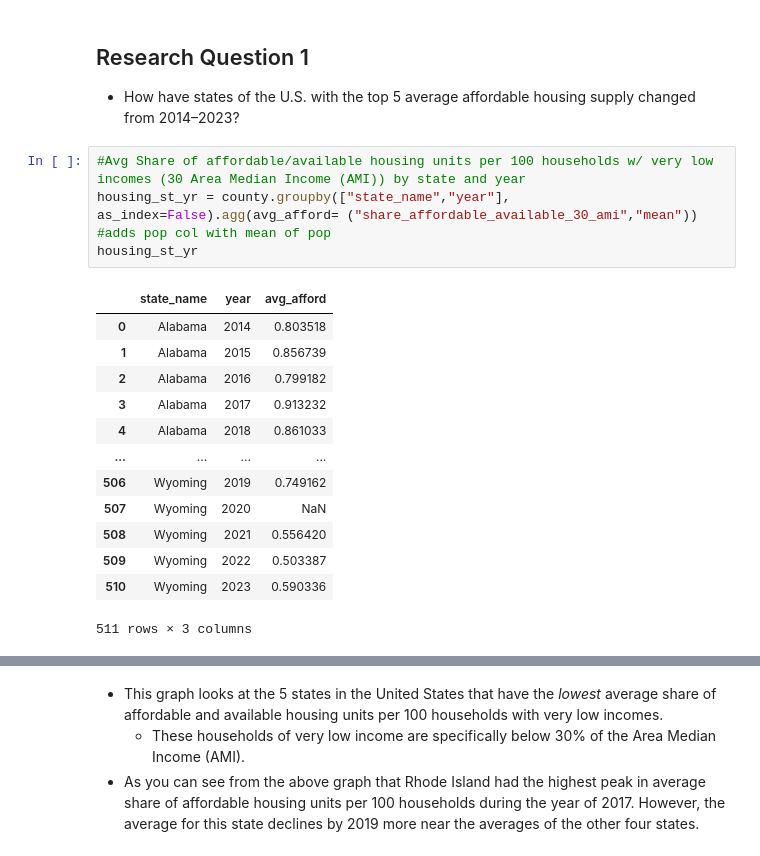
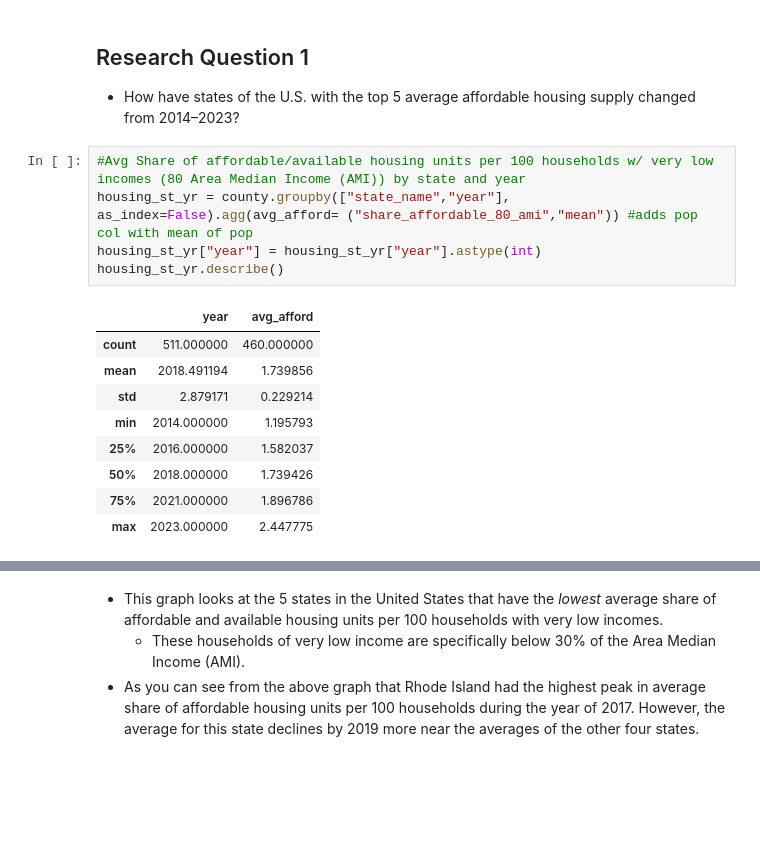
Before and after one commit to Adrian1840/MATH120_Final_Project, a Jupyter notebook: notebooks/MATH120_Final_Project.ipynb, the cells around one changed output, grey strips where cells are left out. Drawn from its saved outputs; the diff is of its cells as text; blank space fills up the shorter version.

```diff
--- a/notebooks/MATH120_Final_Project.ipynb
+++ b/notebooks/MATH120_Final_Project.ipynb
@@ -107,23 +93,20 @@ dtype: float64
 ## Research Question 1
 * How have states of the U.S. with the top 5 average affordable housing supply changed from 2014–2023?
 # %%
-#Avg Share of affordable/available housing units per 100 households w/ very low incomes (30 Area Median Income (AMI)) by state and year
-housing_st_yr = county.groupby(["state_name","year"], as_index=False).agg(avg_afford= ("share_affordable_available_30_ami","mean")) #adds pop col with mean of pop
-housing_st_yr
+#Avg Share of affordable/available housing units per 100 households w/ very low incomes (80 Area Median Income (AMI)) by state and year
+housing_st_yr = county.groupby(["state_name","year"], as_index=False).agg(avg_afford= ("share_affordable_80_ami","mean")) #adds pop col with mean of pop
+housing_st_yr["year"] = housing_st_yr["year"].astype(int)
+housing_st_yr.describe()
 # %% [output]
-|  | state_name | year | avg_afford |
-| 0 | Alabama | 2014 | 0.803518 |
-| 1 | Alabama | 2015 | 0.856739 |
-| 2 | Alabama | 2016 | 0.799182 |
-| 3 | Alabama | 2017 | 0.913232 |
-| 4 | Alabama | 2018 | 0.861033 |
-| ... | ... | ... | ... |
-| 506 | Wyoming | 2019 | 0.749162 |
-| 507 | Wyoming | 2020 | NaN |
-| 508 | Wyoming | 2021 | 0.556420 |
-| 509 | Wyoming | 2022 | 0.503387 |
-| 510 | Wyoming | 2023 | 0.590336 |
+|  | year | avg_afford |
+| count | 511.000000 | 460.000000 |
+| mean | 2018.491194 | 1.739856 |
+| std | 2.879171 | 0.229214 |
+| min | 2014.000000 | 1.195793 |
+| 25% | 2016.000000 | 1.582037 |
+| 50% | 2018.000000 | 1.739426 |
+| 75% | 2021.000000 | 1.896786 |
+| max | 2023.000000 | 2.447775 |
-511 rows × 3 columns
 # %%
 #Gets a vector (.index) of the 5 states with the lowest average affordability supply
 lowest_5_hous = housing_st_yr.groupby("state_name").mean().sort_values(by="avg_afford",ascending=True).head(5).index
```
Also changed, not shown: parts of 14 cells of this notebook.
